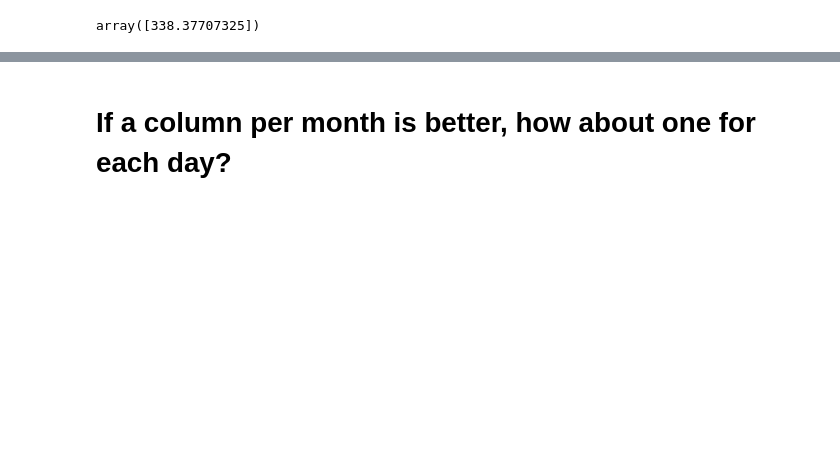
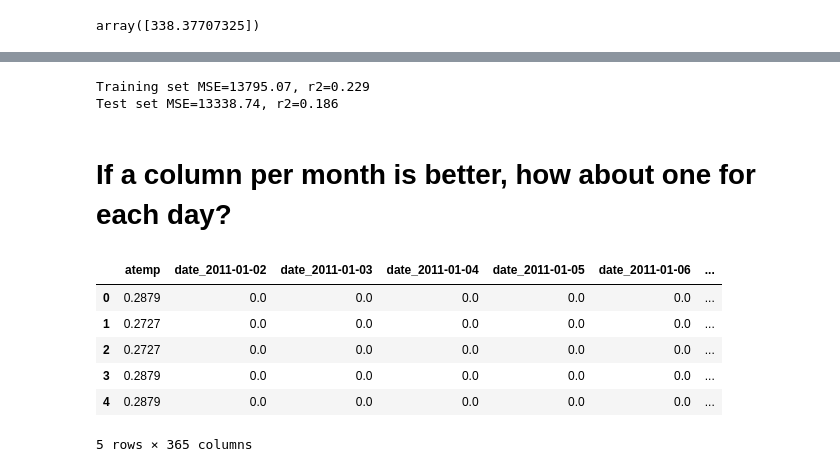
Before and after one commit to Calvin-Data-Science/data202, a Jupyter notebook: src/hw5/hw5_Reference.ipynb, the cells around one changed output, grey strips where cells are left out. Drawn from its saved outputs; the diff is of its cells as text; code cells hidden in the pictures; blank space fills up the shorter version.

```diff
--- a/src/hw5/hw5_Reference.ipynb
+++ b/src/hw5/hw5_Reference.ipynb
@@ -277,2 +209,11 @@ sns.barplot(x='month', y='atemp', data=hourly_counts, hue="yr")#, color="grey")
+# %%
+temp_and_month_model = LinearRegression().fit(train_X, train_y)
+
+train_y_pred = temp_and_month_model.predict(train_X)
+test_y_pred = temp_and_month_model.predict(test_X)
+show_scores(train_y, train_y_pred, test_y, test_y_pred)
+# %% [output]
+Training set MSE=13795.07, r2=0.229
+Test set MSE=13338.74, r2=0.186
 # %% [markdown]
 # If a column per month is better, how about one for each day?
@@ -289,3 +220,26 @@ test_X, test_y = get_Xy(test)
+# %%
+dates = sorted(set(train['date']))
+# %%
+def transform(data):
+    X = data[['atemp']].copy()
+    dates_to_use = dates[1:] # drop the first one, since it's redundant.
+    for date in dates_to_use:
+        X[f'date_{date}'] = (data['date'] == date).astype(float)
+    return X
+
+train_X = transform(train)
+train_y = train['rides']
+test_X = transform(test)
+test_y = test['rides']
+train_X.head()
+# %% [output]
+|  | atemp | date_2011-01-02 | date_2011-01-03 | date_2011-01-04 | date_2011-01-05 | date_2011-01-06 | ... |
+| 0 | 0.2879 | 0.0 | 0.0 | 0.0 | 0.0 | 0.0 | ... |
+| 1 | 0.2727 | 0.0 | 0.0 | 0.0 | 0.0 | 0.0 | ... |
+| 2 | 0.2727 | 0.0 | 0.0 | 0.0 | 0.0 | 0.0 | ... |
+| 3 | 0.2879 | 0.0 | 0.0 | 0.0 | 0.0 | 0.0 | ... |
+| 4 | 0.2879 | 0.0 | 0.0 | 0.0 | 0.0 | 0.0 | ... |
+5 rows × 365 columns
 # %%
 train_X.shape
 # %% [output]
```
Also changed, not shown: parts of 65 cells of this notebook.
